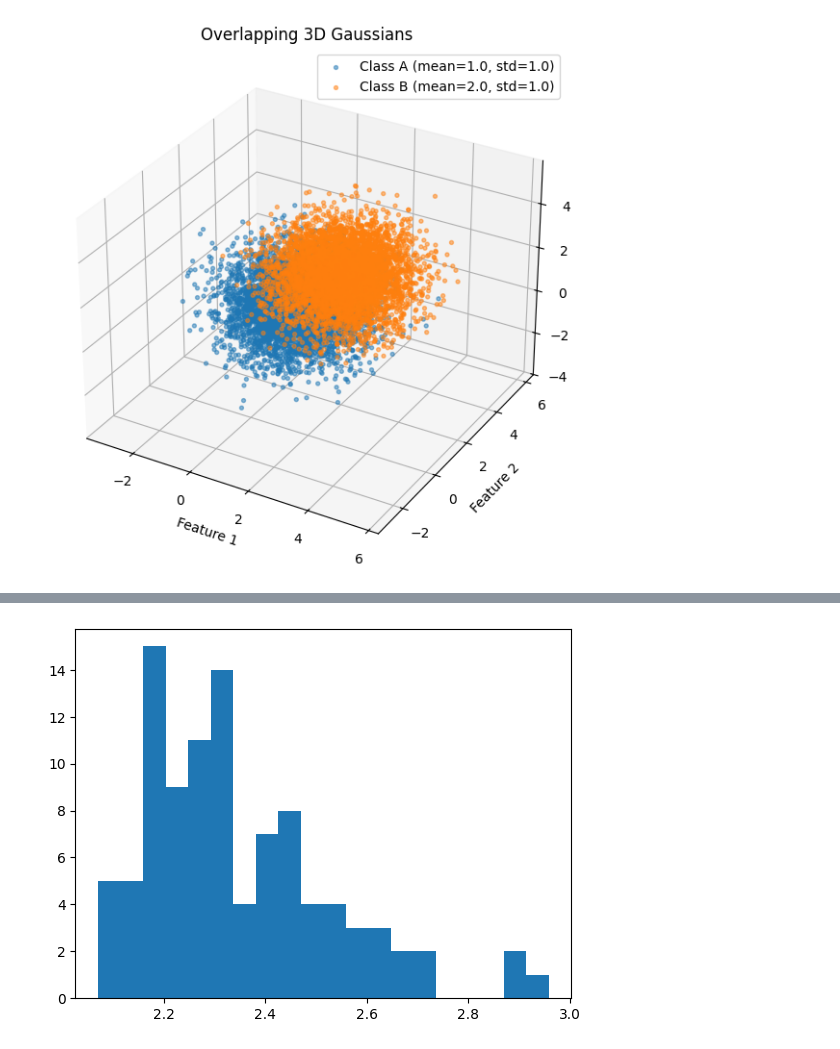
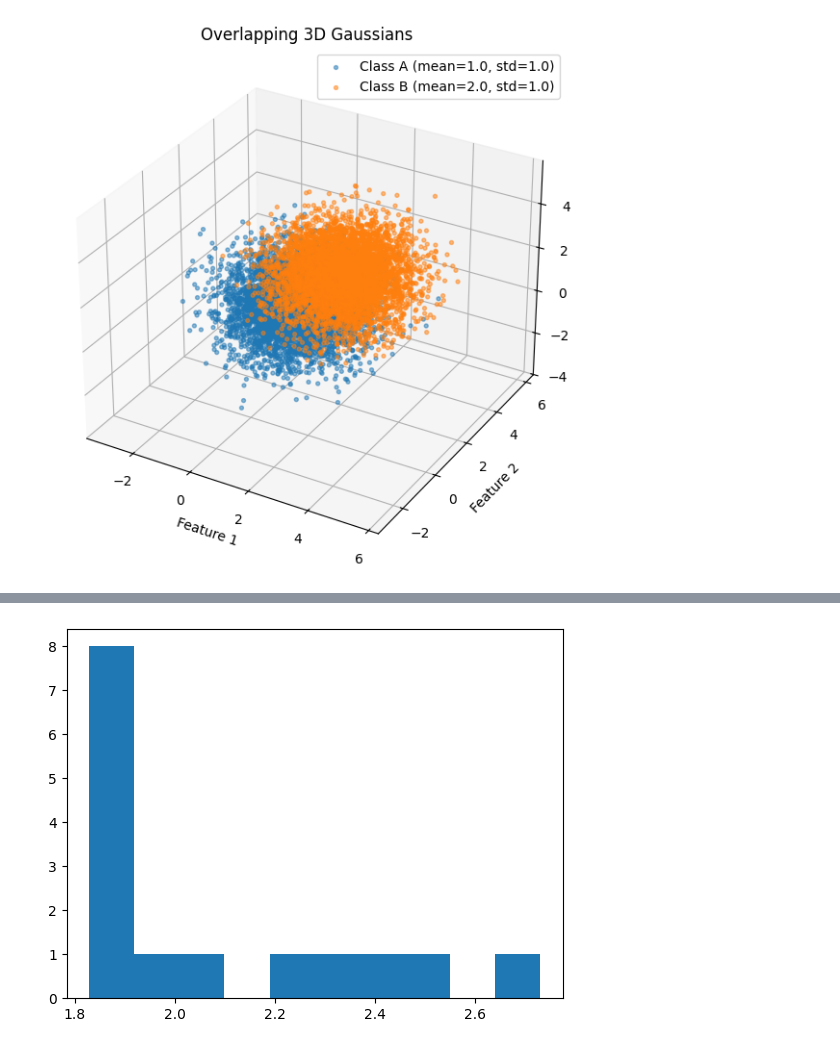
Before and after one commit to jonathankabala/xgboost_benchmark, a Jupyter notebook: src/misc.ipynb, the cells around one changed output, grey strips where cells are left out. Cells and saved outputs as stored; diff of their text form; code cells hidden in the pictures.

```diff
--- a/src/misc.ipynb
+++ b/src/misc.ipynb
@@ -222,5 +131,5 @@ temp = [
 # %%
-plt.hist(temp, bins=20)
+plt.hist(df.full_train_total_s)
 plt.show()
 # %% [output]
-[figure, old version]
+[figure, new version]
```
Also changed, not shown: parts of 5 cells of this notebook, 2 other files.
